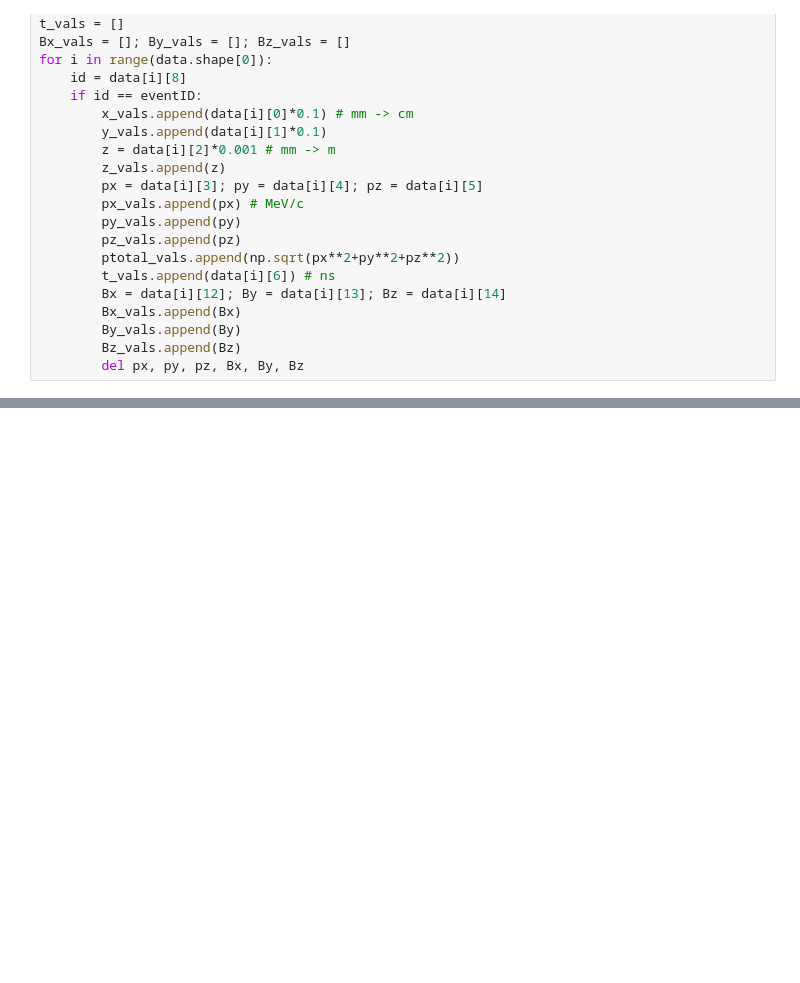
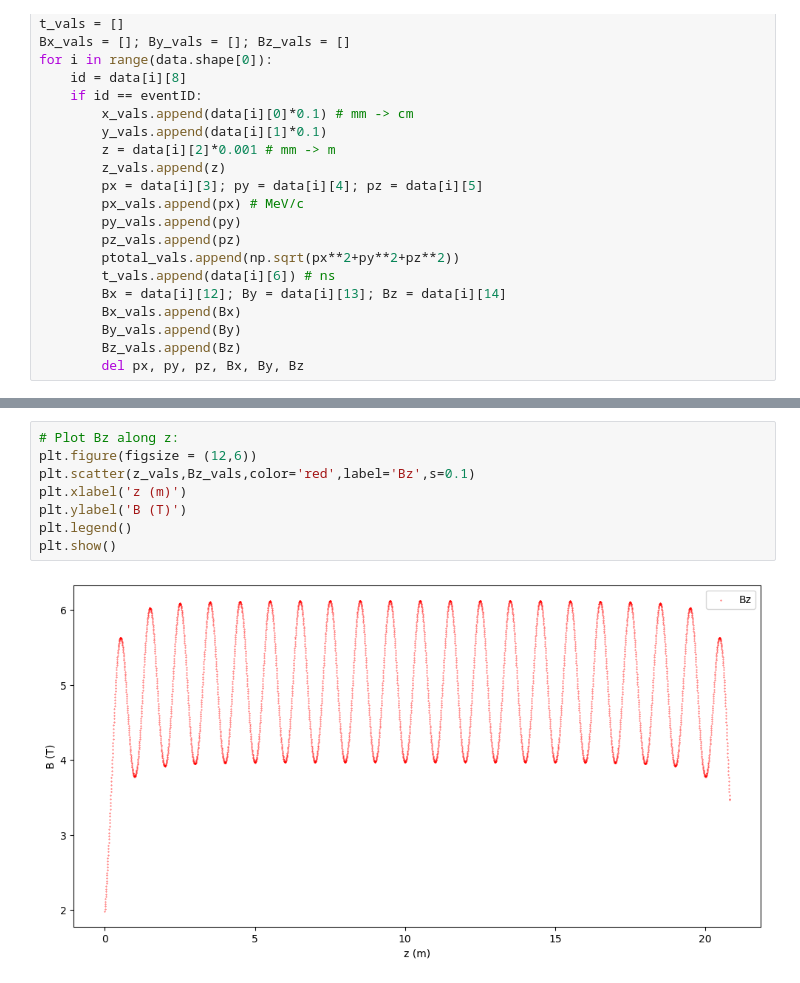
Before and after one commit to criggall/solenoid-study, a Jupyter notebook: plotter-ref-particle.ipynb, the cells around one changed output, grey strips where cells are left out. Cells and saved outputs as stored; diff of their text form; blank space fills up the shorter version.

```diff
--- a/plotter-ref-particle.ipynb
+++ b/plotter-ref-particle.ipynb
@@ -77 +77,11 @@ plt.show()
+# %%
+# Plot Bz along z:
+plt.figure(figsize = (12,6))
+plt.scatter(z_vals,Bz_vals,color='red',label='Bz',s=0.1)
+plt.xlabel('z (m)')
+plt.ylabel('B (T)')
+plt.legend()
+plt.show()
+# %% [output]
+[figure, added]
 # %%
```
Also changed, not shown: parts of 5 cells of this notebook, 2 other files.
